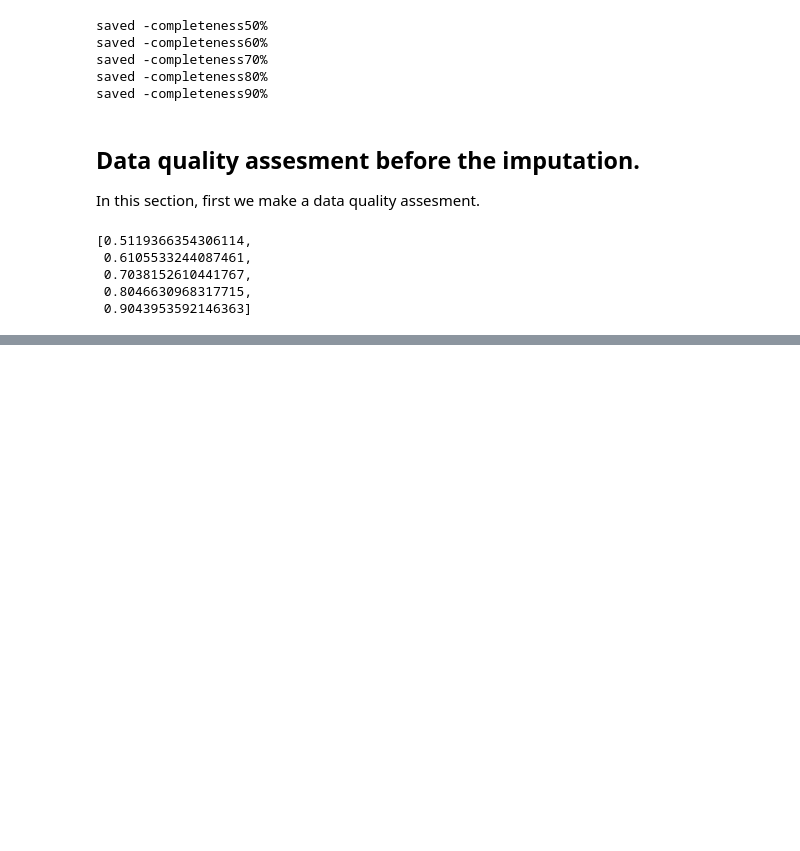
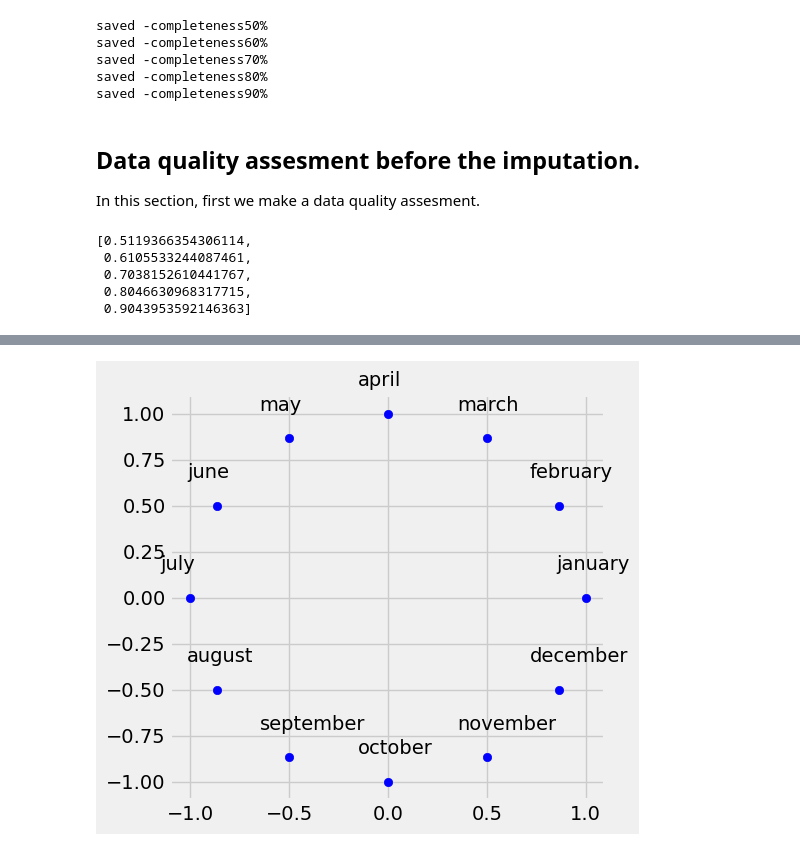
Before and after one commit to VladMarianCimpeanu/DIQ-assignment, a Jupyter notebook: code/soybean_notebook.ipynb, the cells around one changed output, grey strips where cells are left out. Drawn from its saved outputs; the diff is of its cells as text; code cells hidden in the pictures; blank space fills up the shorter version.

```diff
--- a/code/soybean_notebook.ipynb
+++ b/code/soybean_notebook.ipynb
@@ -204,0 +243,9 @@ From the [Dataset documentation](https://archive.ics.uci.edu/ml/datasets/Soybean
+# %%
+plt.figure(figsize=(5, 5))
+for c, s, month in zip(months_cos, months_sin, months):
+    plt.scatter(c, s, color='blue')
+    plt.text(c-0.15,s+0.15,s=month)
+
+plt.show()
+# %% [output]
+[figure, added]
```
Also changed, not shown: parts of 22 cells of this notebook.
